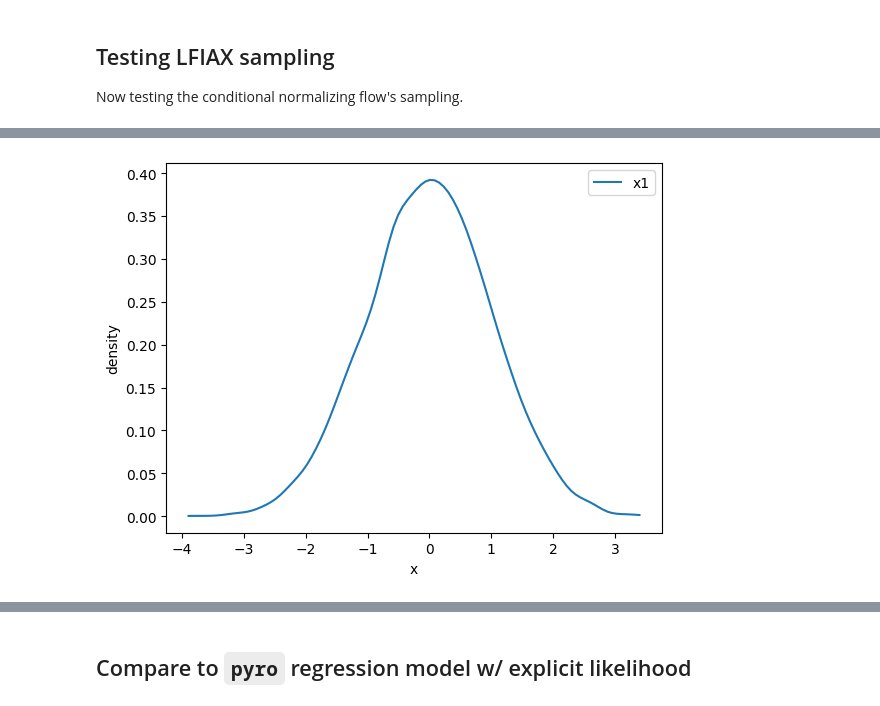
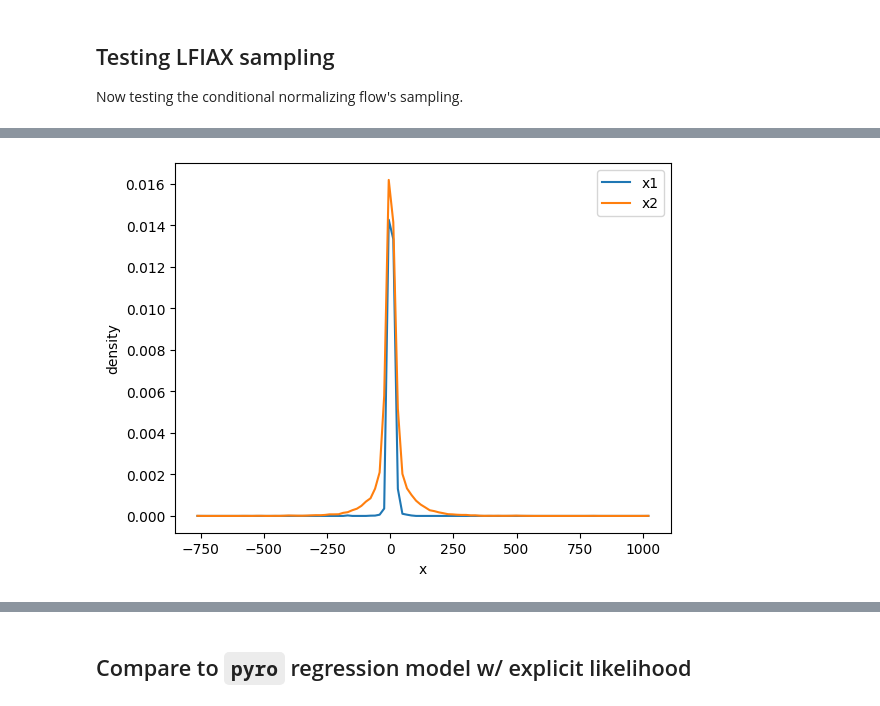
Before and after one commit to vz415/lfiax, a Jupyter notebook: examples/lin_reg_likelihood_check.ipynb, the cells around one changed output, grey strips where cells are left out. Saved outputs shown, nothing was run; the diff lists cells and outputs as text; code cells hidden in the pictures.

Commit message:
debugged conditional sampling using linear model before refactoring main code block

```diff
--- a/examples/lin_reg_likelihood_check.ipynb
+++ b/examples/lin_reg_likelihood_check.ipynb
@@ -360,8 +405,14 @@ plt.show()
 ## Testing LFIAX sampling
 Now testing the conditional normalizing flow's sampling.
 # %%
-theta_test = jnp.expand_dims(X[:, 1], -1)
+# TODO: Make code that automatically slices these up.
+# theta_test = jnp.expand_dims(X[:, len_x:-len_x], -1)
+theta_test = X[:, len_x:-len_x]
 # d_test = jnp.expand_dims(X[:, 4], -1)
+d_test = X[:, -len_x:-len_xi]
+xi_test = X[:, -len_xi:]
+# d_test = jnp.expand_dims(theta_test[:, 0], -1)
+# xi_test = jnp.expand_dims(theta_test[:, 0], -1)
 # xi_test = jnp.expand_dims(X[:, 2], -1)
 # xi_test = jnp.ones((10000, 1)) * 3
-xi_test = jnp.expand_dims(X[:, 1], -1)
+# xi_test = jnp.expand_dims(X[:, 1], -1)
@@ -368,4 +429,7 @@ xi_test = jnp.expand_dims(X[:, 1], -1)
 # %%
+shift = X[:, :2].mean(axis=0)
+scale = X[:, :2].std(axis=0) + 1e-14
+
 @hk.without_apply_rng
 @hk.transform
 def model_sample(key: PRNGKey, num_samples: int, theta: Array, d: Array, xi: Array) -> Array:
@@ -377,39 +441,34 @@ def model_sample(key: PRNGKey, num_samples: int, theta: Array, d: Array, xi: Arr
         num_layers=flow_num_layers,
         hidden_sizes=[hidden_size] * mlp_num_layers,
         num_bins=num_bins,
-        standardize_x=False,
+        standardize_x=True,
         standardize_theta=False,
         use_resnet=True,
         event_dim=EVENT_DIM,
-        # shift=shift,
-        # scale=scale,
+        shift=shift,
+        scale=scale,
     )
-    # This works for class-conditional data. Not necessary anymore.
-    # z = jnp.repeat(cond_data, num_samples, axis=0)
-    # z = jnp.expand_dims(z, -1)
     return model._sample_n(key=key, n=[num_samples], theta=theta, d=d, xi=xi)
-
-# model_sample(key, 10, theta_test, d_test, xi_test)
 # %%
 samples = model_sample.apply(params,
                     next(prng_seq),
                     num_samples=len(theta_test),
                     theta=theta_test,
-                    # d=d_test,
-                    d=d_obs,
+                    d=d_test,
+                    # d=d_obs,
                     xi=xi_test)
 
 density_1 = gaussian_kde(samples[:, 0])
-# density_2 = gaussian_kde(samples[:, 1])
+density_2 = gaussian_kde(samples[:, 1])
 
 # Plot the density
 fig, ax = plt.subplots()
 x = np.linspace(jnp.min(samples), jnp.max(samples), 100)
 ax.plot(x, density_1(x), label='x1')
-# ax.plot(x, density_2(x), label='x2')
+ax.plot(x, density_2(x), label='x2')
 plt.xlabel('x')
 plt.ylabel('density')
 plt.legend()
 plt.show()
 # %% [output]
-[figure, old version]
+[figure, new version]
```
Also changed, not shown: parts of 10 cells of this notebook, 4 other files.
